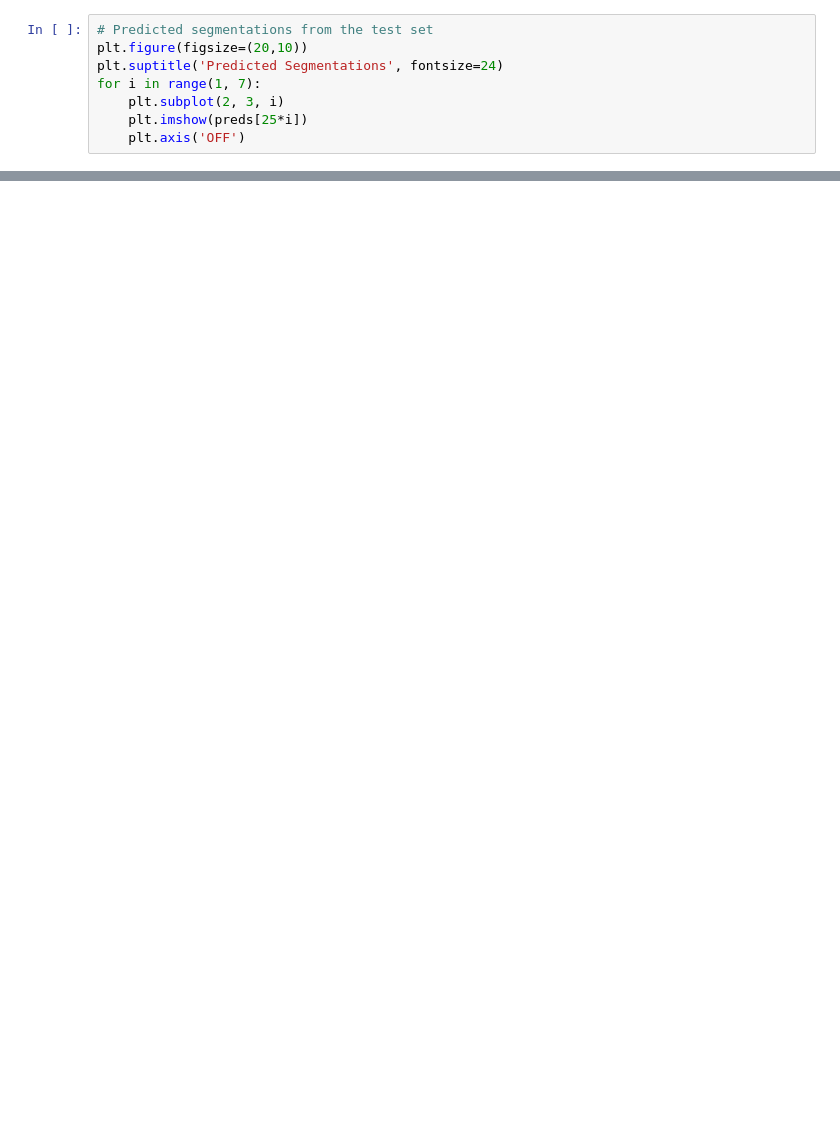
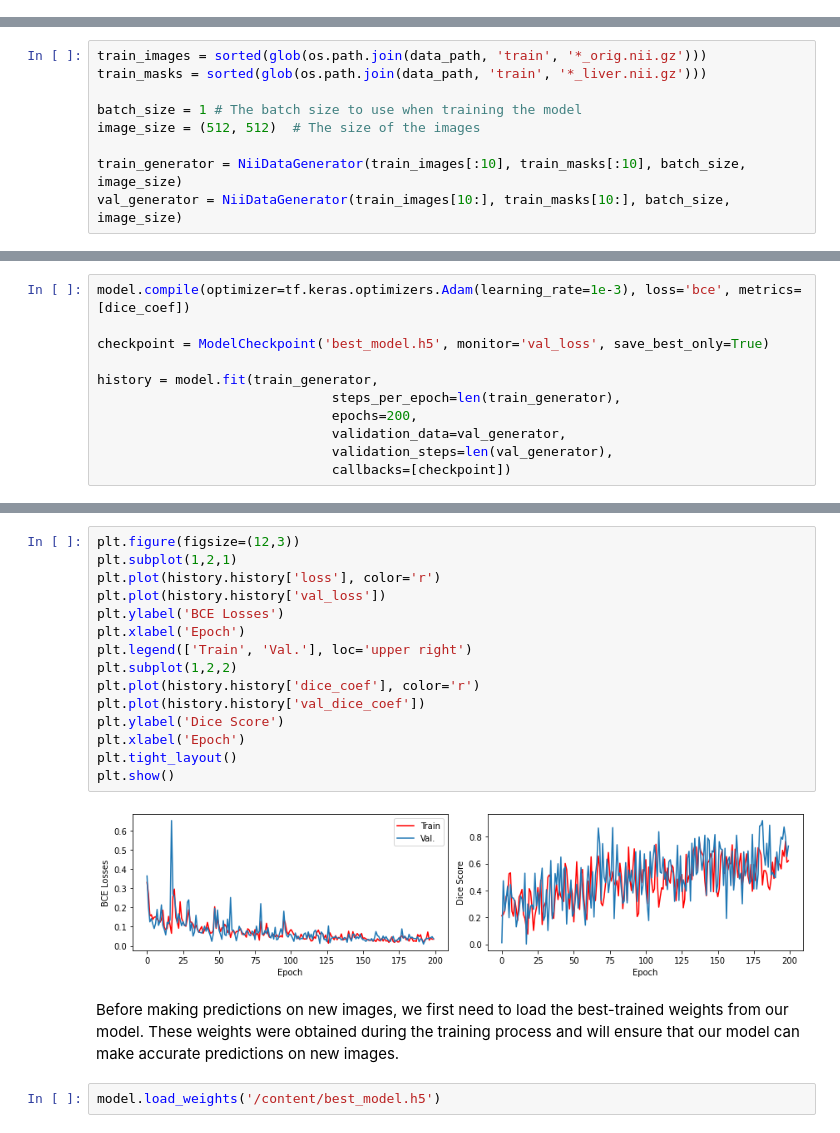
Before and after one commit to rekalantar/CT_LiverSegmentation, a Jupyter notebook: LiverSegmentation.ipynb, the cells around one changed output, grey strips where cells are left out. Cells and saved outputs as stored; diff of their text form; blank space fills up the shorter version.

```diff
--- a/LiverSegmentation.ipynb
+++ b/LiverSegmentation.ipynb
@@ -323,8 +31,0 @@ for i in range(1, 7):
-# %%
-# Predicted segmentations from the test set
-plt.figure(figsize=(20,10))
-plt.suptitle('Predicted Segmentations', fontsize=24)
-for i in range(1, 7):
-    plt.subplot(2, 3, i)
-    plt.imshow(preds[25*i])
-    plt.axis('OFF')
@@ -332,0 +110,9 @@ for i in range(1, 7):
+# %%
+train_images = sorted(glob(os.path.join(data_path, 'train', '*_orig.nii.gz')))
+train_masks = sorted(glob(os.path.join(data_path, 'train', '*_liver.nii.gz')))
+
+batch_size = 1 # The batch size to use when training the model
+image_size = (512, 512)  # The size of the images
+
+train_generator = NiiDataGenerator(train_images[:10], train_masks[:10], batch_size, image_size)
+val_generator = NiiDataGenerator(train_images[10:], train_masks[10:], batch_size, image_size)
@@ -332,0 +238,11 @@ for i in range(1, 7):
+# %%
+model.compile(optimizer=tf.keras.optimizers.Adam(learning_rate=1e-3), loss='bce', metrics=[dice_coef])
+
+checkpoint = ModelCheckpoint('best_model.h5', monitor='val_loss', save_best_only=True)
+
+history = model.fit(train_generator,
+                              steps_per_epoch=len(train_generator),
+                              epochs=200,
+                              validation_data=val_generator,
+                              validation_steps=len(val_generator),
+                              callbacks=[checkpoint])
@@ -332,0 +257,21 @@ for i in range(1, 7):
+# %%
+plt.figure(figsize=(12,3))
+plt.subplot(1,2,1)
+plt.plot(history.history['loss'], color='r')
+plt.plot(history.history['val_loss'])
+plt.ylabel('BCE Losses')
+plt.xlabel('Epoch')
+plt.legend(['Train', 'Val.'], loc='upper right')
+plt.subplot(1,2,2)
+plt.plot(history.history['dice_coef'], color='r')
+plt.plot(history.history['val_dice_coef'])
+plt.ylabel('Dice Score')
+plt.xlabel('Epoch')
+plt.tight_layout()
+plt.show()
+# %% [output]
+[figure, added]
+# %% [markdown]
+Before making predictions on new images, we first need to load the best-trained weights from our model. These weights were obtained during the training process and will ensure that our model can make accurate predictions on new images.
+# %%
+model.load_weights('/content/best_model.h5')
```
Also changed, not shown: parts of 49 cells of this notebook.
